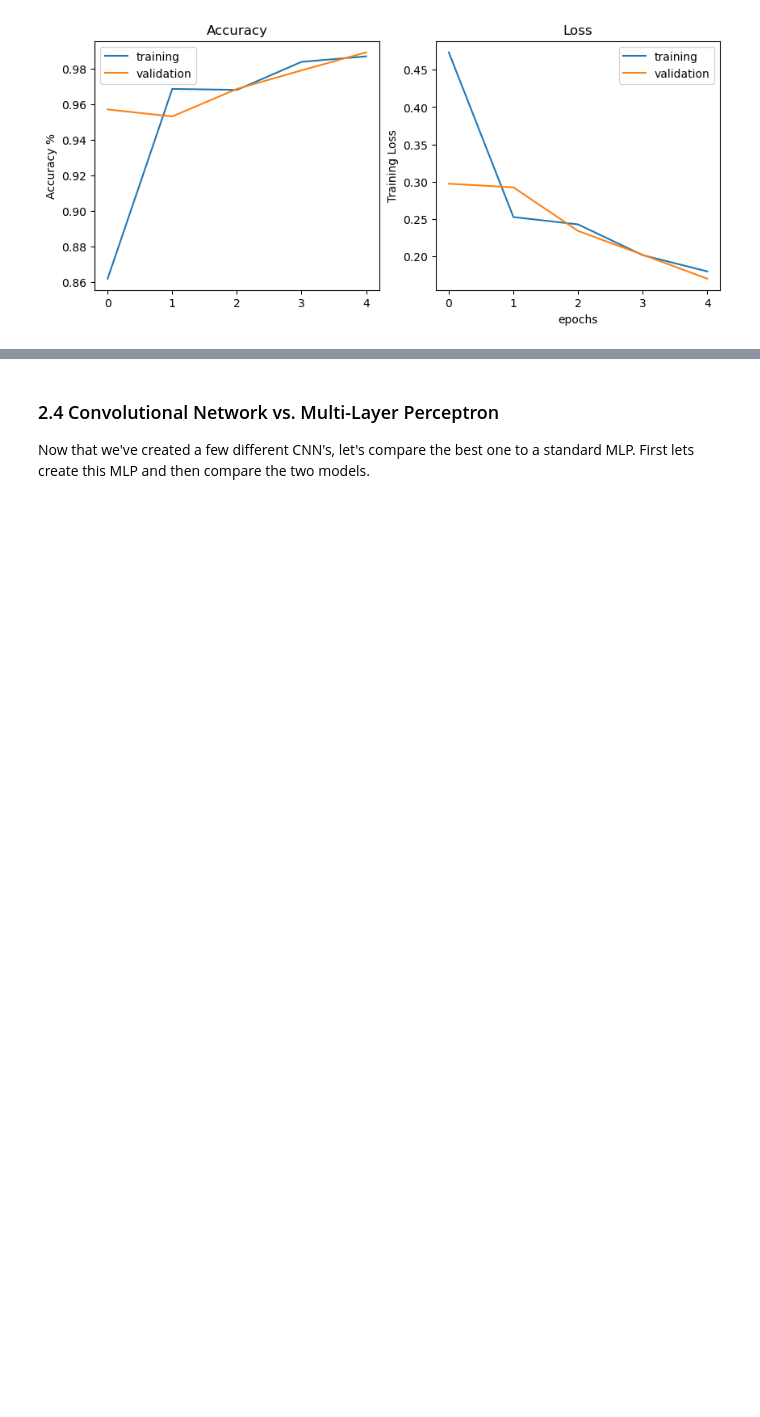
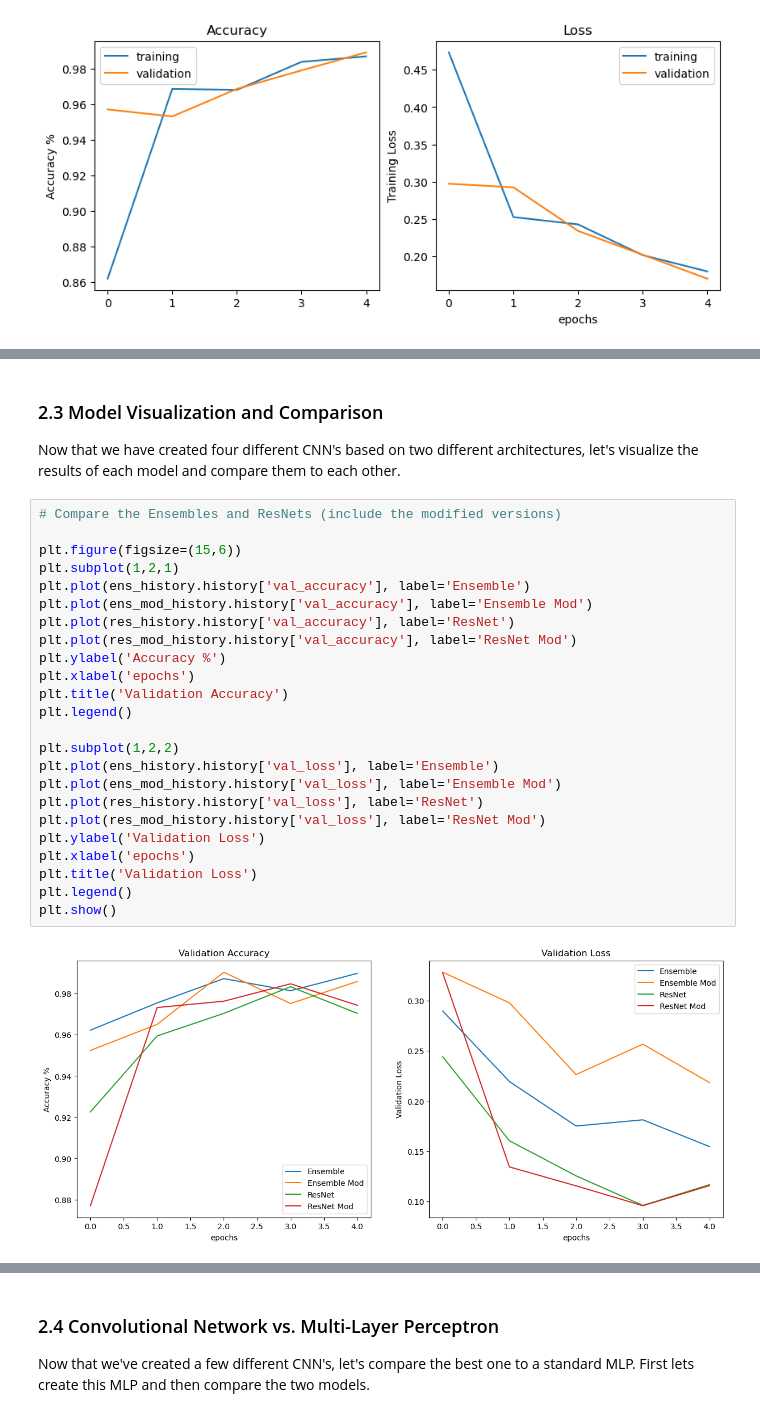
Before and after one commit to Mikecamdo/MachineLearning, a Jupyter notebook: Lab 6/CNNs.ipynb, the cells around one changed output, grey strips where cells are left out. Drawn from its saved outputs; the diff is of its cells as text; blank space fills up the shorter version.

```diff
--- a/Lab 6/CNNs.ipynb
+++ b/Lab 6/CNNs.ipynb
@@ -475,0 +737,30 @@ Now lets create another CNN based on this ResNet architecture, but with some mod
+# %% [markdown]
+### 2.3 Model Visualization and Comparison
+
+Now that we have created four different CNN's based on two different architectures, let's visualize the results of each model and compare them to each other.
+# %%
+# Compare the Ensembles and ResNets (include the modified versions)
+
+plt.figure(figsize=(15,6))
+plt.subplot(1,2,1)
+plt.plot(ens_history.history['val_accuracy'], label='Ensemble')
+plt.plot(ens_mod_history.history['val_accuracy'], label='Ensemble Mod')
+plt.plot(res_history.history['val_accuracy'], label='ResNet')
+plt.plot(res_mod_history.history['val_accuracy'], label='ResNet Mod')
+plt.ylabel('Accuracy %')
+plt.xlabel('epochs')
+plt.title('Validation Accuracy')
+plt.legend()
+
+plt.subplot(1,2,2)
+plt.plot(ens_history.history['val_loss'], label='Ensemble')
+plt.plot(ens_mod_history.history['val_loss'], label='Ensemble Mod')
+plt.plot(res_history.history['val_loss'], label='ResNet')
+plt.plot(res_mod_history.history['val_loss'], label='ResNet Mod')
+plt.ylabel('Validation Loss')
+plt.xlabel('epochs')
+plt.title('Validation Loss')
+plt.legend()
+plt.show()
+# %% [output]
+[figure, added]
```
Also changed, not shown: parts of 22 cells of this notebook.
